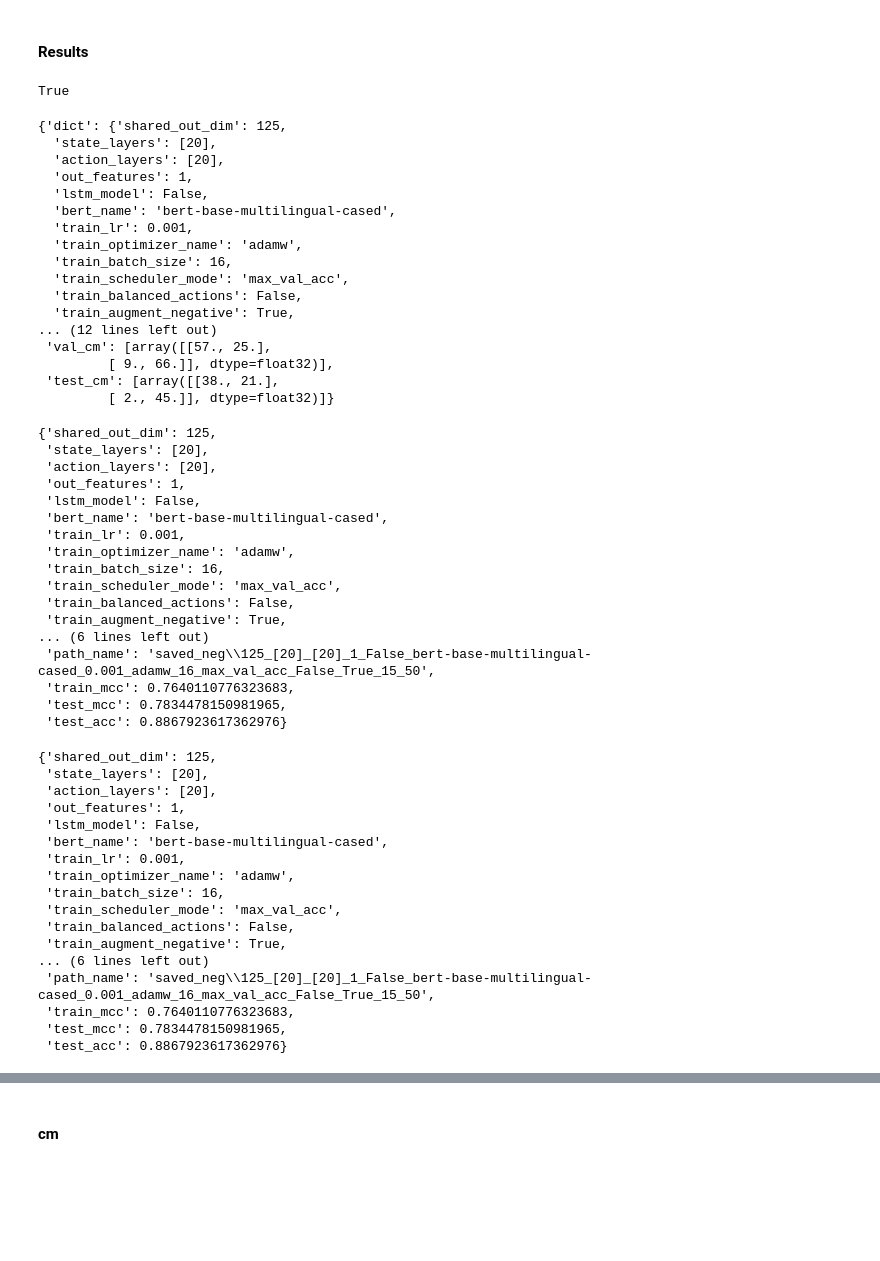
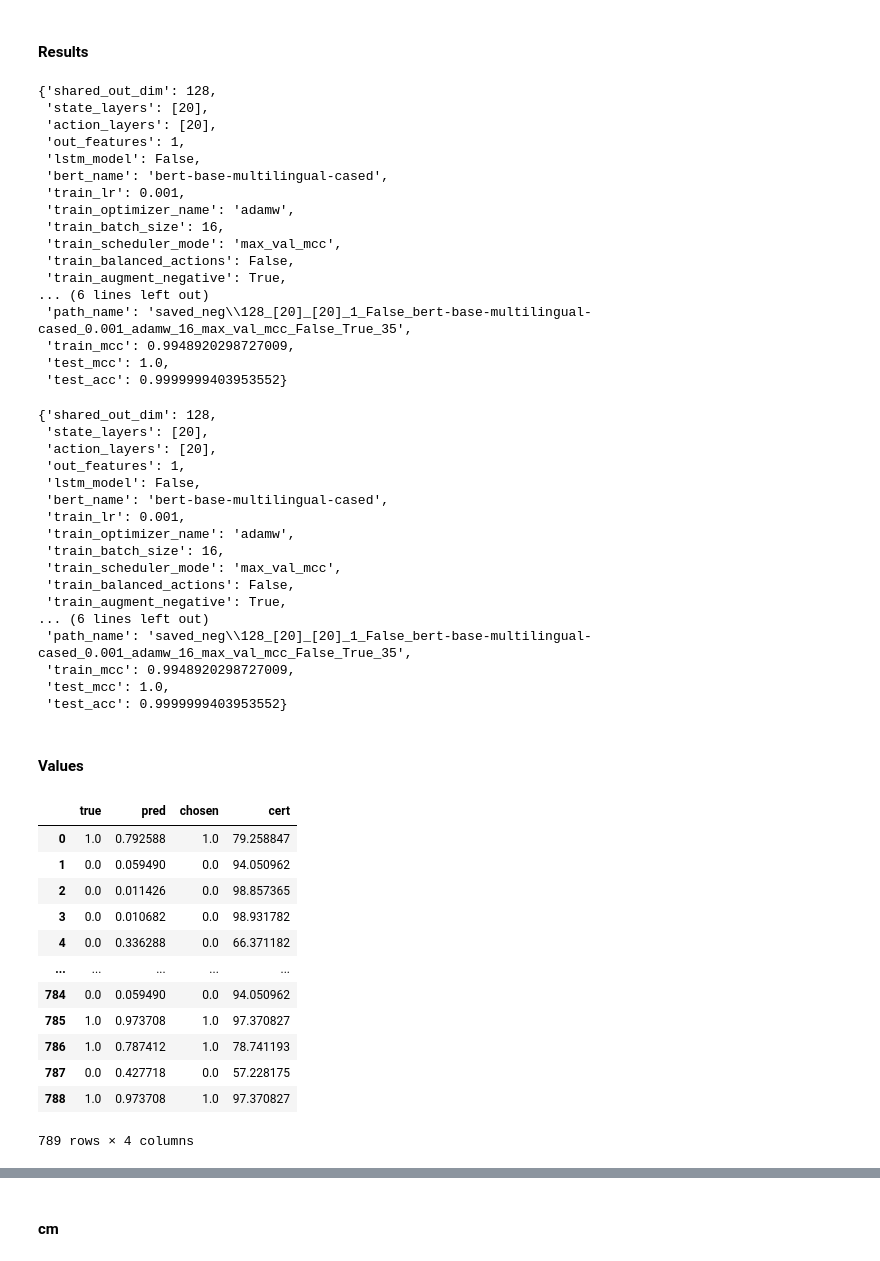
Before and after one commit to vibalcam/text-games, a Jupyter notebook: notebooks/models_training.ipynb, the cells around one changed output, grey strips where cells are left out. Drawn from its saved outputs; the diff is of its cells as text; code cells hidden in the pictures; blank space fills up the shorter version.

```diff
--- a/notebooks/models_training.ipynb
+++ b/notebooks/models_training.ipynb
@@ -211,7 +213,7 @@ if do_train:
             save_path=save_model,
             lr=1e-3,
             optimizer_name="adamw",
-            n_epochs=120,
+            n_epochs=180,
             batch_size=16,
             num_workers=0,
             scheduler_mode='max_val_mcc',
@@ -221,12 +223,12 @@ if do_train:
             freeze_bert=True,
             balanced_actions=False,
             augment_negative=True,
-            scheduler_patience=15,
+            scheduler_patience=35,
         )
 # %% [markdown]
 #### Results
 # %%
-res_test = test(
+res_neg = test(
     graph=graph,
     save_path=save_model,
     n_runs=1,
@@ -236,37 +238,13 @@ res_test = test(
     use_cpu=False,
     save=True,
 )
-
-toast.show_toast("Done")
+all = res_neg
-# %% [output]
-True
-# %%
-res_test[0]
-# %% [output]
-{'dict': {'shared_out_dim': 125,
-  'state_layers': [20],
-  'action_layers': [20],
-  'out_features': 1,
-  'lstm_model': False,
-  'bert_name': 'bert-base-multilingual-cased',
-  'train_lr': 0.001,
-  'train_optimizer_name': 'adamw',
-  'train_batch_size': 16,
-  'train_scheduler_mode': 'max_val_acc',
-  'train_balanced_actions': False,
-  'train_augment_negative': True,
-... (12 lines left out)
- 'val_cm': [array([[57., 25.],
-         [ 9., 66.]], dtype=float32)],
- 'test_cm': [array([[38., 21.],
-         [ 2., 45.]], dtype=float32)]}
 # %%
-all = res_test
 # ascending order
 sort_idx = np.argsort([k['dict'][metric_filter_1] for k in all])[::-1]
 all[sort_idx[0]]['dict']
 # %% [output]
-{'shared_out_dim': 125,
+{'shared_out_dim': 128,
  'state_layers': [20],
  'action_layers': [20],
  'out_features': 1,
@@ -275,21 +253,20 @@ all[sort_idx[0]]['dict']
  'train_lr': 0.001,
  'train_optimizer_name': 'adamw',
  'train_batch_size': 16,
- 'train_scheduler_mode': 'max_val_acc',
+ 'train_scheduler_mode': 'max_val_mcc',
  'train_balanced_actions': False,
  'train_augment_negative': True,
 ... (6 lines left out)
- 'path_name': 'saved_neg\\125_[20]_[20]_1_False_bert-base-multilingual-cased_0.001_adamw_16_max_val_acc_False_True_15_50',
- 'train_mcc': 0.7640110776323683,
- 'test_mcc': 0.7834478150981965,
- 'test_acc': 0.8867923617362976}
+ 'path_name': 'saved_neg\\128_[20]_[20]_1_False_bert-base-multilingual-cased_0.001_adamw_16_max_val_mcc_False_True_35',
+ 'train_mcc': 0.9948920298727009,
+ 'test_mcc': 1.0,
+ 'test_acc': 0.9999999403953552}
 # %%
-all = res_test
 # ascending order
 sort_idx = np.argsort([k['dict'][metric_filter_2] for k in all])[::-1]
 all[sort_idx[0]]['dict']
 # %% [output]
-{'shared_out_dim': 125,
+{'shared_out_dim': 128,
  'state_layers': [20],
  'action_layers': [20],
  'out_features': 1,
@@ -298,11 +275,30 @@ all[sort_idx[0]]['dict']
  'train_lr': 0.001,
  'train_optimizer_name': 'adamw',
  'train_batch_size': 16,
- 'train_scheduler_mode': 'max_val_acc',
+ 'train_scheduler_mode': 'max_val_mcc',
  'train_balanced_actions': False,
  'train_augment_negative': True,
 ... (6 lines left out)
- 'path_name': 'saved_neg\\125_[20]_[20]_1_False_bert-base-multilingual-cased_0.001_adamw_16_max_val_acc_False_True_15_50',
- 'train_mcc': 0.7640110776323683,
- 'test_mcc': 0.7834478150981965,
- 'test_acc': 0.8867923617362976}
+ 'path_name': 'saved_neg\\128_[20]_[20]_1_False_bert-base-multilingual-cased_0.001_adamw_16_max_val_mcc_False_True_35',
+ 'train_mcc': 0.9948920298727009,
+ 'test_mcc': 1.0,
+ 'test_acc': 0.9999999403953552}
+# %% [markdown]
+#### Values
+# %%
+df = all[sort_idx[0]]['train_values'][0]
+df
+# %% [output]
+|  | true | pred | chosen | cert |
+| 0 | 1.0 | 0.792588 | 1.0 | 79.258847 |
+| 1 | 0.0 | 0.059490 | 0.0 | 94.050962 |
+| 2 | 0.0 | 0.011426 | 0.0 | 98.857365 |
+| 3 | 0.0 | 0.010682 | 0.0 | 98.931782 |
+| 4 | 0.0 | 0.336288 | 0.0 | 66.371182 |
+| ... | ... | ... | ... | ... |
+| 784 | 0.0 | 0.059490 | 0.0 | 94.050962 |
+| 785 | 1.0 | 0.973708 | 1.0 | 97.370827 |
+| 786 | 1.0 | 0.787412 | 1.0 | 78.741193 |
+| 787 | 0.0 | 0.427718 | 0.0 | 57.228175 |
+| 788 | 1.0 | 0.973708 | 1.0 | 97.370827 |
+789 rows × 4 columns
```
Also changed, not shown: parts of 15 cells of this notebook, 6 other files.
